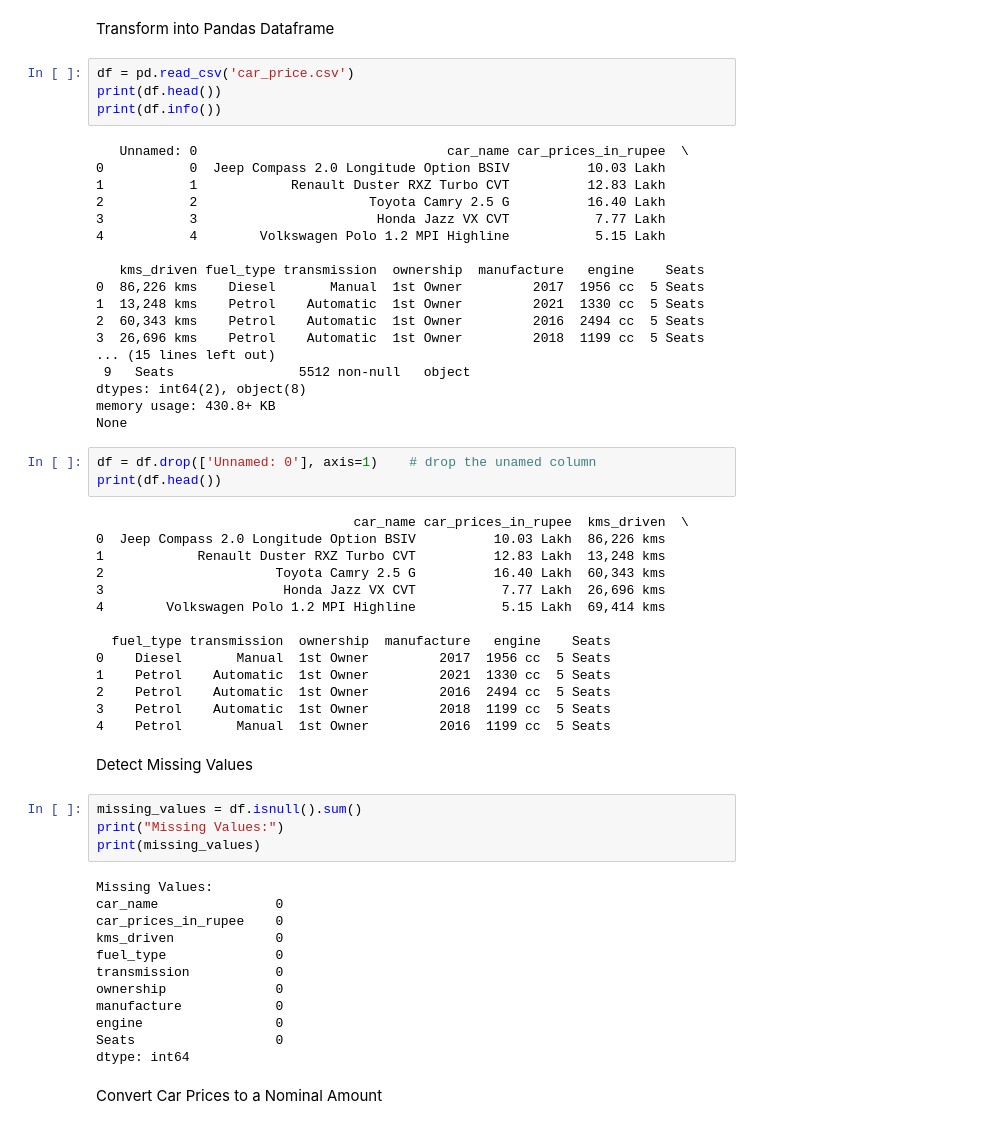
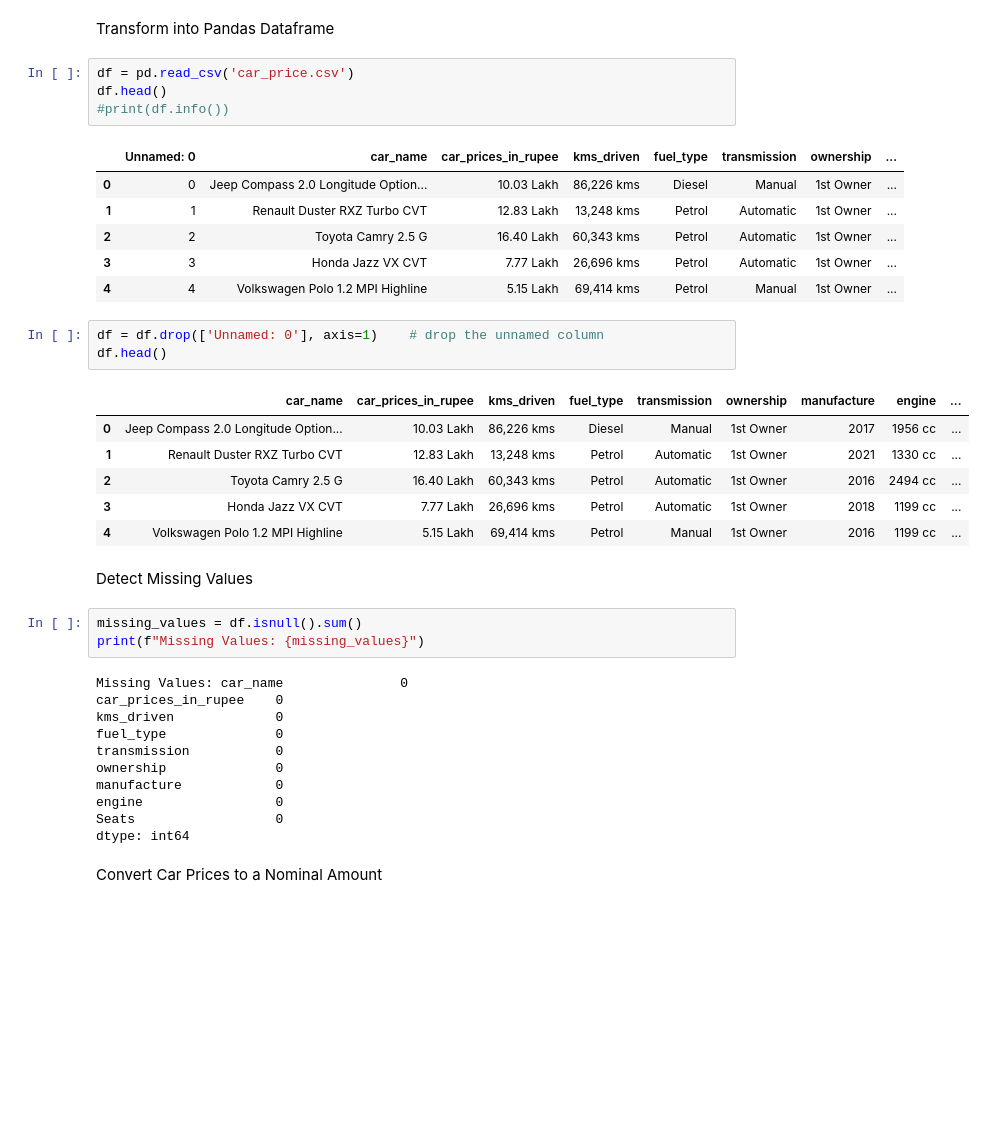
Before and after one commit to monbiote/India_Used_Car_Price_Predictor, a Jupyter notebook: DataCleaning.ipynb, the cells around one changed output. Drawn from its saved outputs; the diff is of its cells as text; blank space fills up the shorter version.

```diff
--- a/DataCleaning.ipynb
+++ b/DataCleaning.ipynb
@@ -7,52 +7,32 @@ import numpy as np
 Transform into Pandas Dataframe
 # %%
 df = pd.read_csv('car_price.csv')
-print(df.head())
-print(df.info())
+df.head()
+#print(df.info())
 # %% [output]
-   Unnamed: 0                                car_name car_prices_in_rupee  \
-0           0  Jeep Compass 2.0 Longitude Option BSIV          10.03 Lakh
-1           1            Renault Duster RXZ Turbo CVT          12.83 Lakh
-2           2                      Toyota Camry 2.5 G          16.40 Lakh
-3           3                       Honda Jazz VX CVT           7.77 Lakh
-4           4        Volkswagen Polo 1.2 MPI Highline           5.15 Lakh
-
-   kms_driven fuel_type transmission  ownership  manufacture   engine    Seats
-0  86,226 kms    Diesel       Manual  1st Owner         2017  1956 cc  5 Seats
-1  13,248 kms    Petrol    Automatic  1st Owner         2021  1330 cc  5 Seats
-2  60,343 kms    Petrol    Automatic  1st Owner         2016  2494 cc  5 Seats
-3  26,696 kms    Petrol    Automatic  1st Owner         2018  1199 cc  5 Seats
-... (15 lines left out)
- 9   Seats                5512 non-null   object
-dtypes: int64(2), object(8)
-memory usage: 430.8+ KB
-None
+|  | Unnamed: 0 | car_name | car_prices_in_rupee | kms_driven | fuel_type | transmission | ownership | ... |
+| 0 | 0 | Jeep Compass 2.0 Longitude Option... | 10.03 Lakh | 86,226 kms | Diesel | Manual | 1st Owner | ... |
+| 1 | 1 | Renault Duster RXZ Turbo CVT | 12.83 Lakh | 13,248 kms | Petrol | Automatic | 1st Owner | ... |
+| 2 | 2 | Toyota Camry 2.5 G | 16.40 Lakh | 60,343 kms | Petrol | Automatic | 1st Owner | ... |
+| 3 | 3 | Honda Jazz VX CVT | 7.77 Lakh | 26,696 kms | Petrol | Automatic | 1st Owner | ... |
+| 4 | 4 | Volkswagen Polo 1.2 MPI Highline | 5.15 Lakh | 69,414 kms | Petrol | Manual | 1st Owner | ... |
 # %%
-df = df.drop(['Unnamed: 0'], axis=1)    # drop the unamed column
-print(df.head())
+df = df.drop(['Unnamed: 0'], axis=1)    # drop the unnamed column
+df.head()
 # %% [output]
-                                 car_name car_prices_in_rupee  kms_driven  \
-0  Jeep Compass 2.0 Longitude Option BSIV          10.03 Lakh  86,226 kms
-1            Renault Duster RXZ Turbo CVT          12.83 Lakh  13,248 kms
-2                      Toyota Camry 2.5 G          16.40 Lakh  60,343 kms
-3                       Honda Jazz VX CVT           7.77 Lakh  26,696 kms
-4        Volkswagen Polo 1.2 MPI Highline           5.15 Lakh  69,414 kms
-
-  fuel_type transmission  ownership  manufacture   engine    Seats
-0    Diesel       Manual  1st Owner         2017  1956 cc  5 Seats
-1    Petrol    Automatic  1st Owner         2021  1330 cc  5 Seats
-2    Petrol    Automatic  1st Owner         2016  2494 cc  5 Seats
-3    Petrol    Automatic  1st Owner         2018  1199 cc  5 Seats
-4    Petrol       Manual  1st Owner         2016  1199 cc  5 Seats
+|  | car_name | car_prices_in_rupee | kms_driven | fuel_type | transmission | ownership | manufacture | engine | ... |
+| 0 | Jeep Compass 2.0 Longitude Option... | 10.03 Lakh | 86,226 kms | Diesel | Manual | 1st Owner | 2017 | 1956 cc | ... |
+| 1 | Renault Duster RXZ Turbo CVT | 12.83 Lakh | 13,248 kms | Petrol | Automatic | 1st Owner | 2021 | 1330 cc | ... |
+| 2 | Toyota Camry 2.5 G | 16.40 Lakh | 60,343 kms | Petrol | Automatic | 1st Owner | 2016 | 2494 cc | ... |
+| 3 | Honda Jazz VX CVT | 7.77 Lakh | 26,696 kms | Petrol | Automatic | 1st Owner | 2018 | 1199 cc | ... |
+| 4 | Volkswagen Polo 1.2 MPI Highline | 5.15 Lakh | 69,414 kms | Petrol | Manual | 1st Owner | 2016 | 1199 cc | ... |
 # %% [markdown]
 Detect Missing Values
 # %%
 missing_values = df.isnull().sum()
-print("Missing Values:")
-print(missing_values)
+print(f"Missing Values: {missing_values}")
 # %% [output]
-Missing Values:
-car_name               0
+Missing Values: car_name               0
 car_prices_in_rupee    0
 kms_driven             0
 fuel_type              0
```
Also changed, not shown: parts of 6 cells of this notebook.
